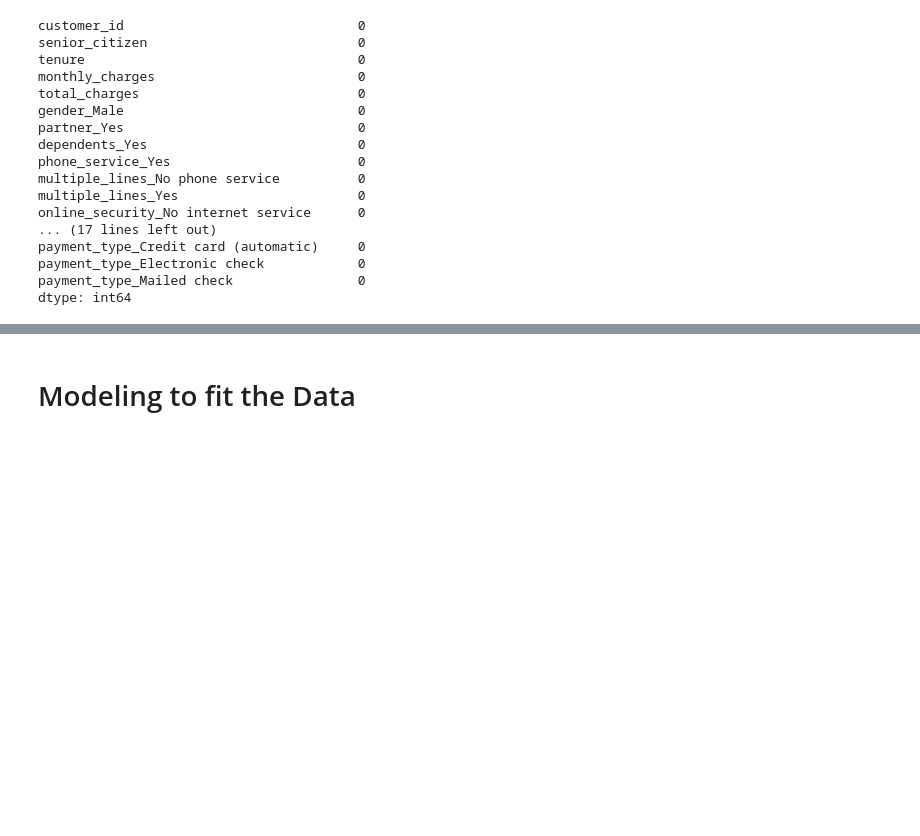
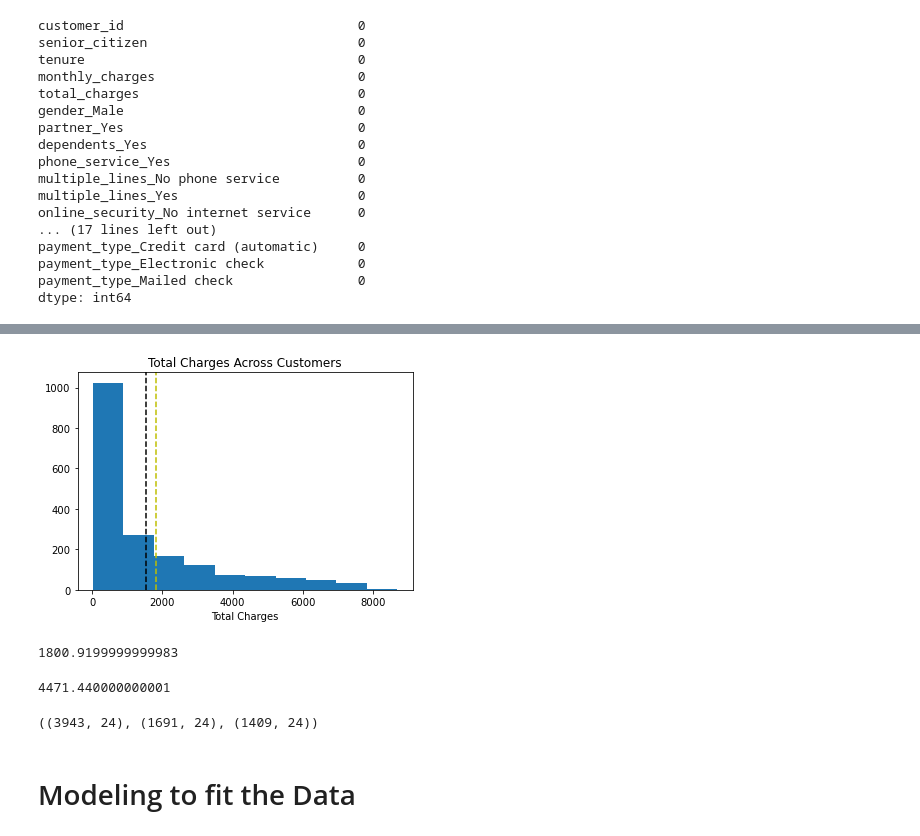
Before and after one commit to BraedenWright/classification-project, a Jupyter notebook: working_telco_report.ipynb, the cells around one changed output, grey strips where cells are left out. Cells and saved outputs as stored; diff of their text form; code cells hidden in the pictures; blank space fills up the shorter version.

```diff
--- a/working_telco_report.ipynb
+++ b/working_telco_report.ipynb
@@ -162,0 +227,6 @@ train.shape, validate.shape, test.shape
+# %%
+# Let's take a closer look at accounts that churned to look for possible variables
+churned_df = df[df.churn == 1]
+
+# Verify changes and examine the distribution of total charges over tenure
+churned_df.total_charges.describe()
@@ -163,3 +243,38 @@ train.shape, validate.shape, test.shape
+# %%
+# Vizualize the distribution
+plt.title('Total Charges Across Customers')
+plt.hist(x='total_charges', data=churned_df)
+plt.xlabel('Total Charges')
+plt.axvline(x=churned_df['total_charges'].mean(), color='k', linestyle='dashed')
+plt.axvline(x=churned_df['total_charges'].quantile(0.7), color='y', linestyle='dashed')
+plt.show()
+# %% [output]
+[figure, added]
+# %%
+# There is a clear skew to the data
+# Almost 70% of customers churned before reaching a lifetime value(LTV) of
+churned_df.total_charges.quantile(0.7)
+# %% [output]
+1800.9199999999983
+# %%
+df.total_charges.quantile(0.8)
+# %% [output]
+4471.440000000001
+# %%
+# almost done prepping the data,
+# now to split the data into our train, validate, and test samples
+
+train, test = train_test_split(df,
+                               train_size = 0.8,
+                               random_state=1313)
+
+train, validate = train_test_split(train,
+                                  train_size = 0.7,
+                                  random_state=1313)
+
+train.shape, validate.shape, test.shape
+# %% [output]
+((3943, 24), (1691, 24), (1409, 24))
 # %% [markdown]
 # Modeling to fit the Data
 # %% [markdown]
```
Also changed, not shown: parts of 18 cells of this notebook.
